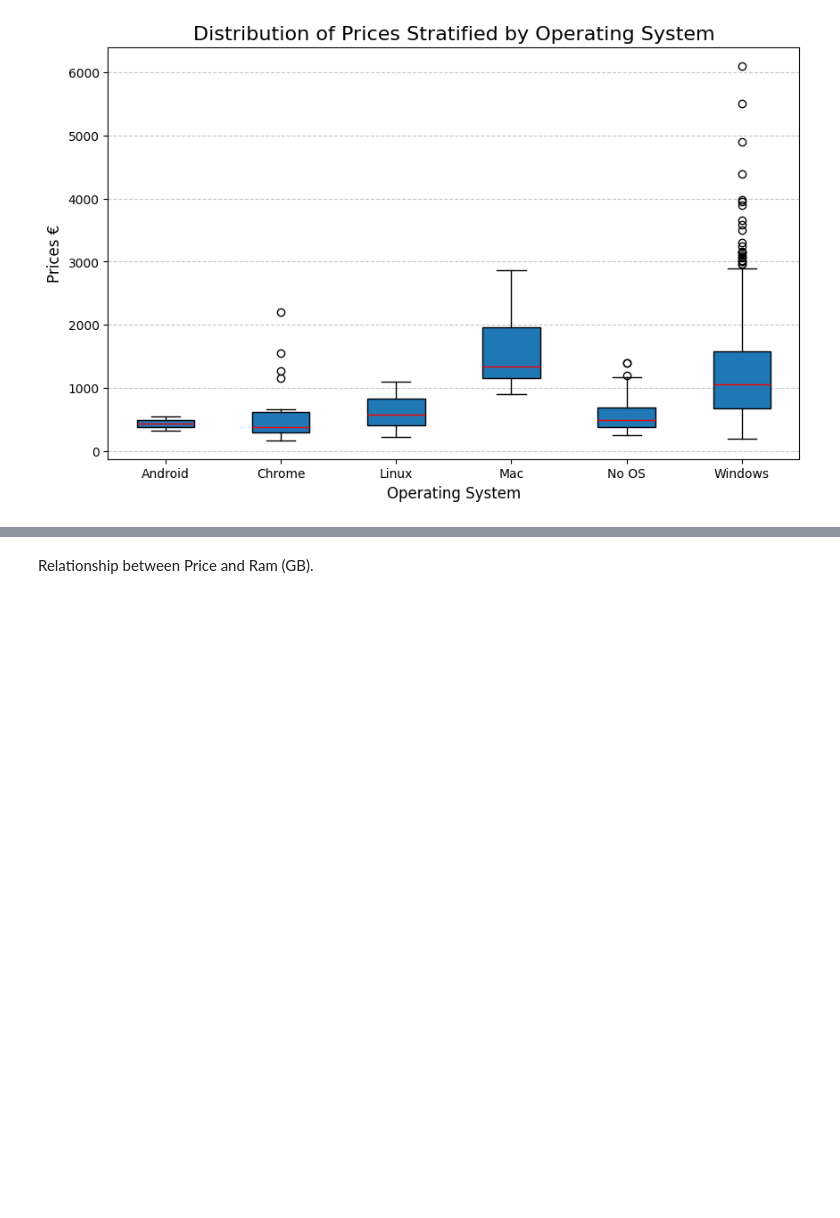
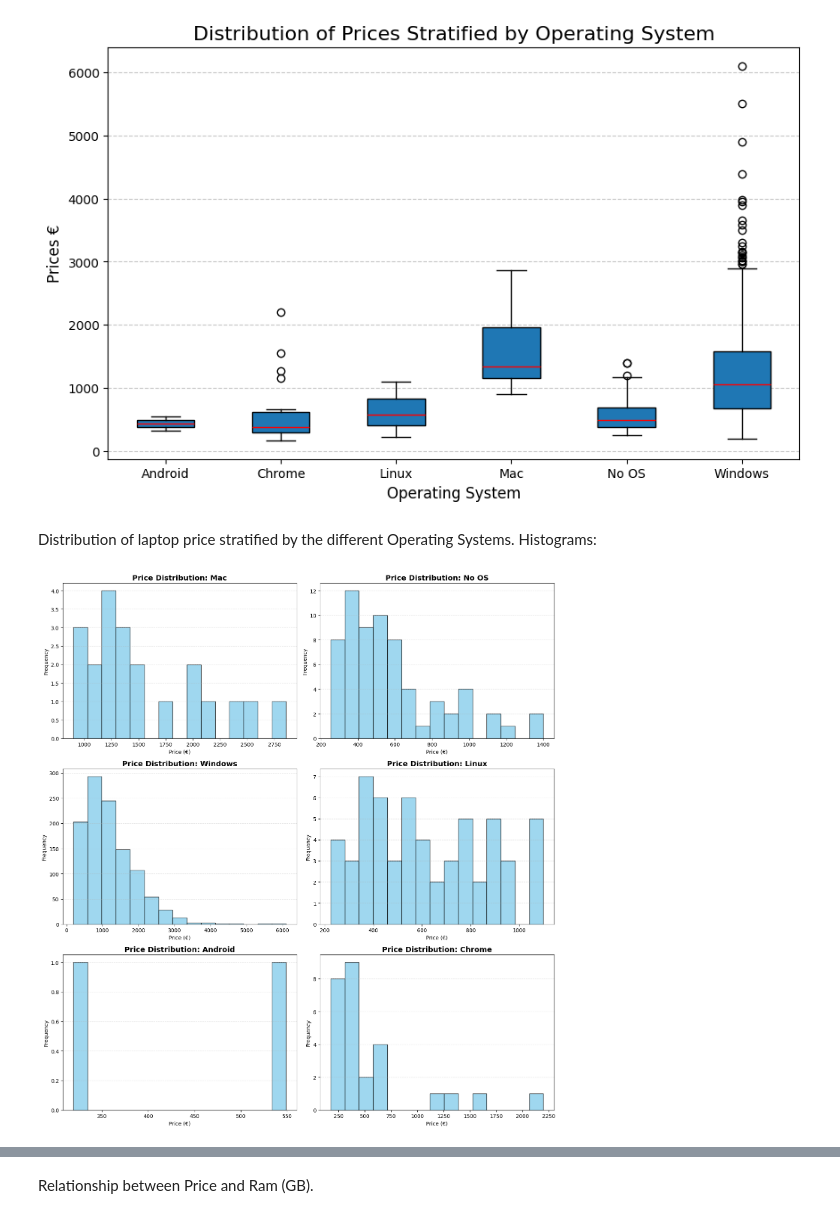
Before and after one commit to jakizao/Data_Science_Mini_Project, a Jupyter notebook: Mini_Project_DS_C728YPL14.ipynb, the cells around one changed output, grey strips where cells are left out. Drawn from its saved outputs; the diff is of its cells as text; code cells hidden in the pictures; blank space fills up the shorter version.

```diff
--- a/Mini_Project_DS_C728YPL14.ipynb
+++ b/Mini_Project_DS_C728YPL14.ipynb
@@ -370,3 +402,28 @@ plt.grid(axis="y", linestyle="--", alpha=0.7)
 plt.show()
 # %% [output]
 [figure]
+# %% [markdown]
+Distribution of laptop price stratified by the different Operating Systems. Histograms:
+# %%
+# Histogram for each operating system
+fig, axes = plt.subplots(3, 2, figsize=(14, 15))
+axes = axes.flatten() #
+
+for i, os_name in enumerate(unique_OS):
+    # Filter data
+    os_data = laptop_df[laptop_df["opsys"] == os_name]["price_euro"]
+
+    # Plotting the histogram
+    axes[i].hist(os_data, bins=15, color='skyblue', edgecolor='black', alpha=0.8)
+
+    # Formatting of each subplot
+    axes[i].set_title(f"Price Distribution: {os_name}", fontsize=14, fontweight='bold')
+    axes[i].set_xlabel("Price (€)", fontsize=10)
+    axes[i].set_ylabel("Frequency", fontsize=10)
+    axes[i].grid(axis="y", linestyle="--", alpha=0.3)
+
+
+plt.tight_layout()
+plt.show()
+# %% [output]
+[figure, added]
```
Also changed, not shown: parts of 13 cells of this notebook.
